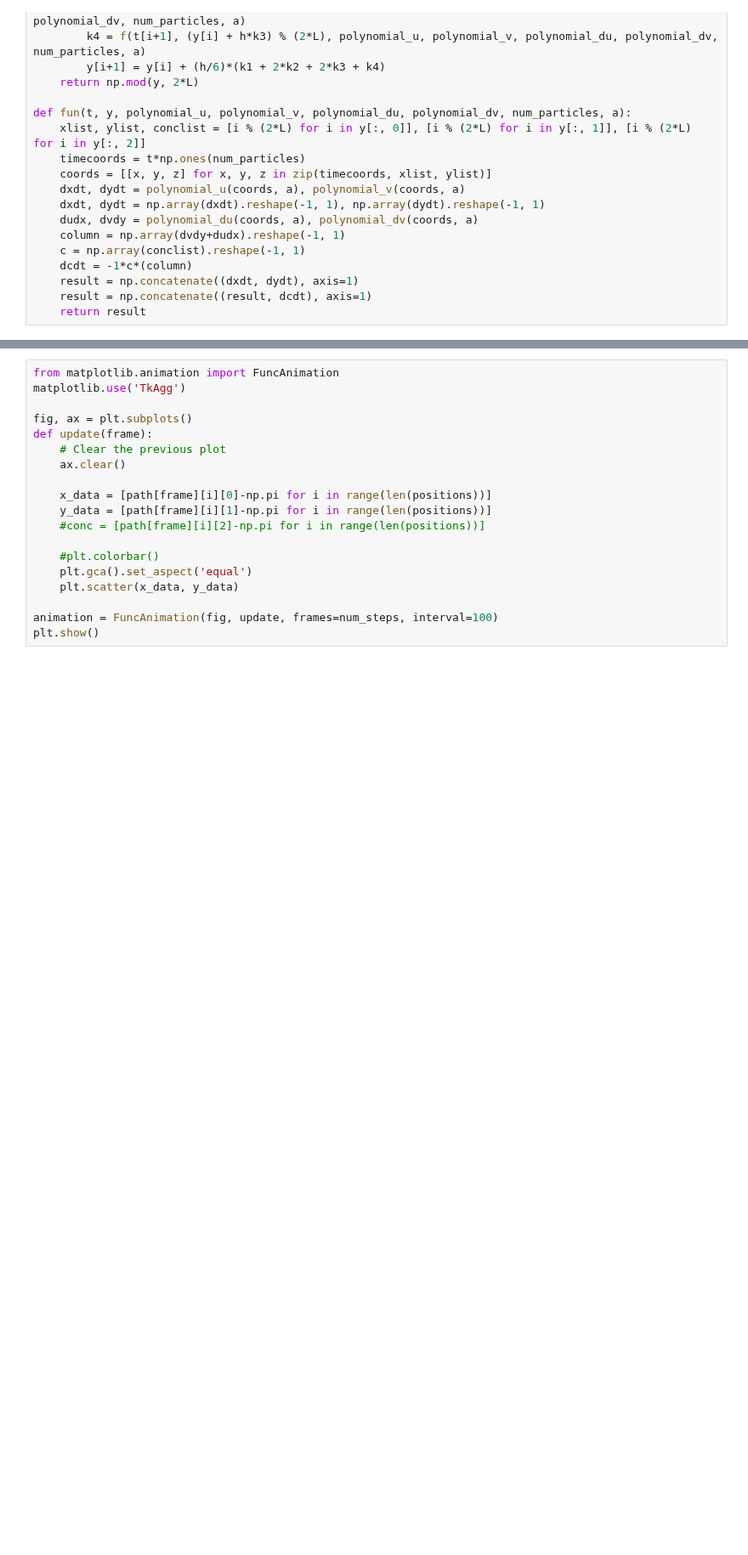
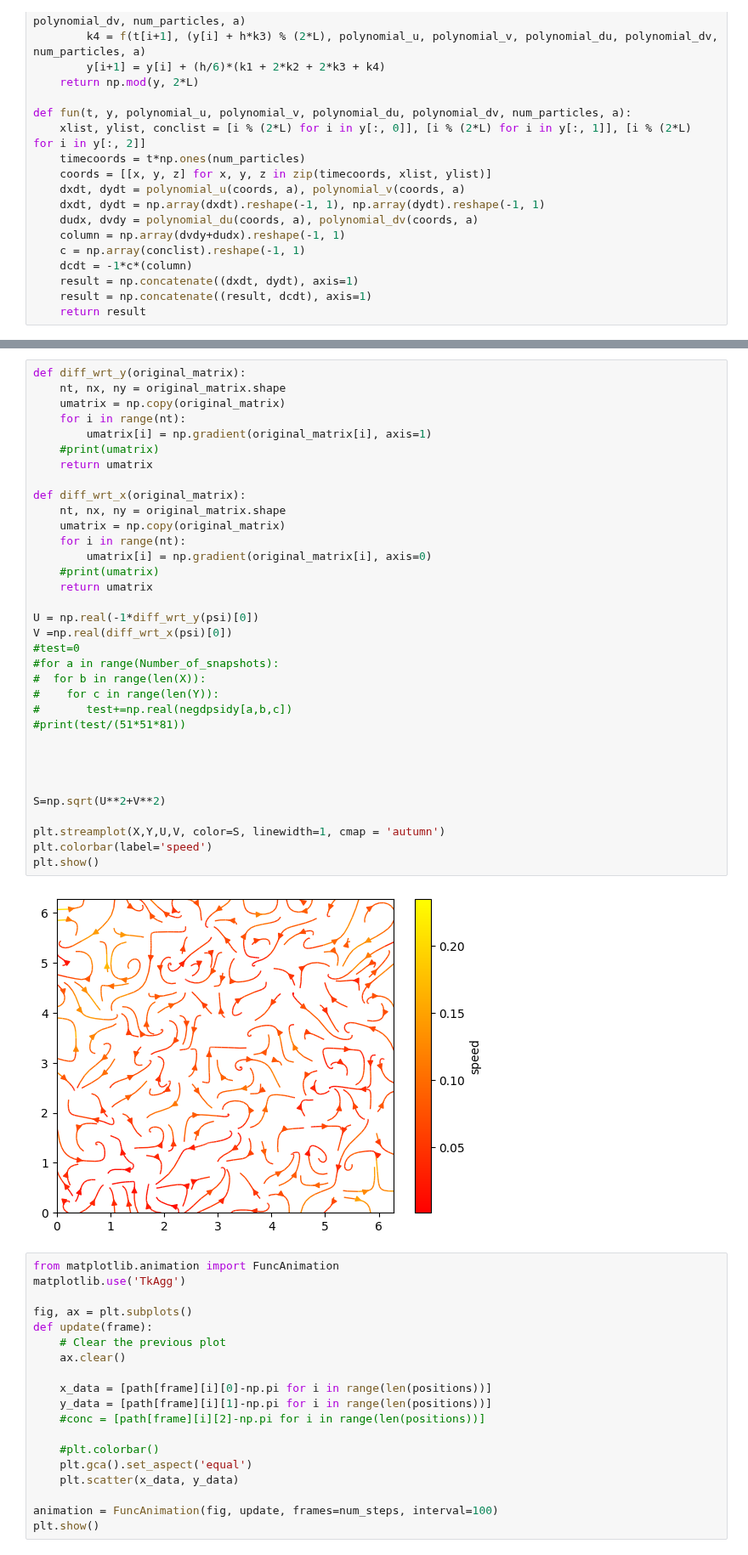
Before and after one commit to bpellow/m2rproject, a Jupyter notebook: lagrangian_integrator/testing/testing.ipynb, the cells around one changed output, grey strips where cells are left out. Shown at 85% size. Cells and saved outputs as stored; diff of their text form; blank space fills up the shorter version.

```diff
--- a/lagrangian_integrator/testing/testing.ipynb
+++ b/lagrangian_integrator/testing/testing.ipynb
@@ -263,3 +251,39 @@ plt.show()
+# %%
+def diff_wrt_y(original_matrix):
+    nt, nx, ny = original_matrix.shape
+    umatrix = np.copy(original_matrix)
+    for i in range(nt):
+        umatrix[i] = np.gradient(original_matrix[i], axis=1)
+    #print(umatrix)
+    return umatrix
+
+def diff_wrt_x(original_matrix):
+    nt, nx, ny = original_matrix.shape
+    umatrix = np.copy(original_matrix)
+    for i in range(nt):
+        umatrix[i] = np.gradient(original_matrix[i], axis=0)
+    #print(umatrix)
+    return umatrix
+
+U = np.real(-1*diff_wrt_y(psi)[0])
+V =np.real(diff_wrt_x(psi)[0])
+#test=0
+#for a in range(Number_of_snapshots):
+#  for b in range(len(X)):
+#    for c in range(len(Y)):
+#       test+=np.real(negdpsidy[a,b,c])
+#print(test/(51*51*81))
+
+
+
+
+S=np.sqrt(U**2+V**2)
+
+plt.streamplot(X,Y,U,V, color=S, linewidth=1, cmap = 'autumn')
+plt.colorbar(label='speed')
+plt.show()
+# %% [output]
+[figure, added]
 # %%
 from matplotlib.animation import FuncAnimation
 matplotlib.use('TkAgg')
```
Also changed, not shown: parts of 5 cells of this notebook, 1 other file.
